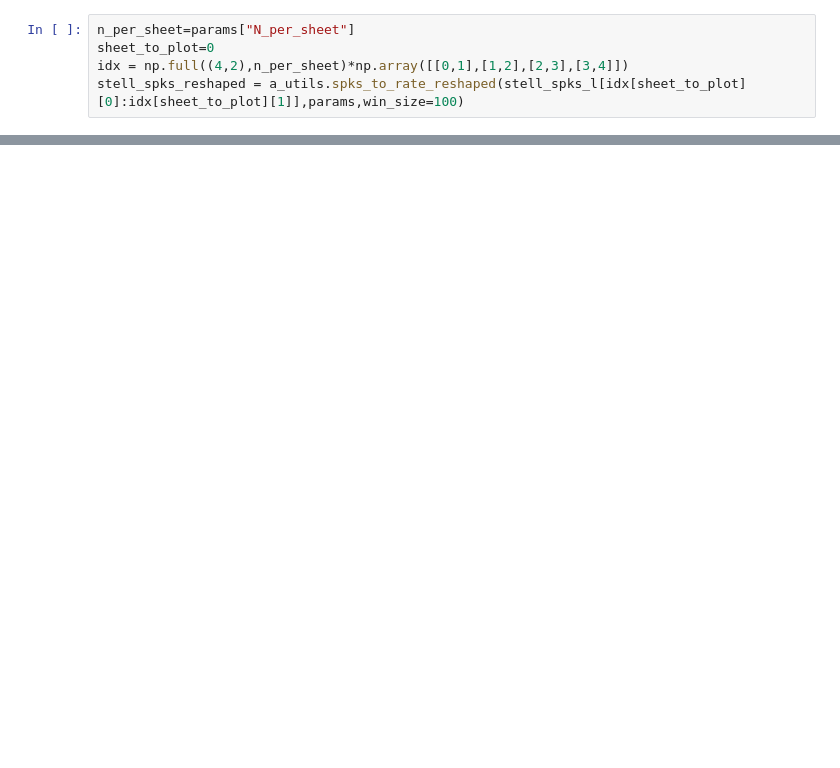
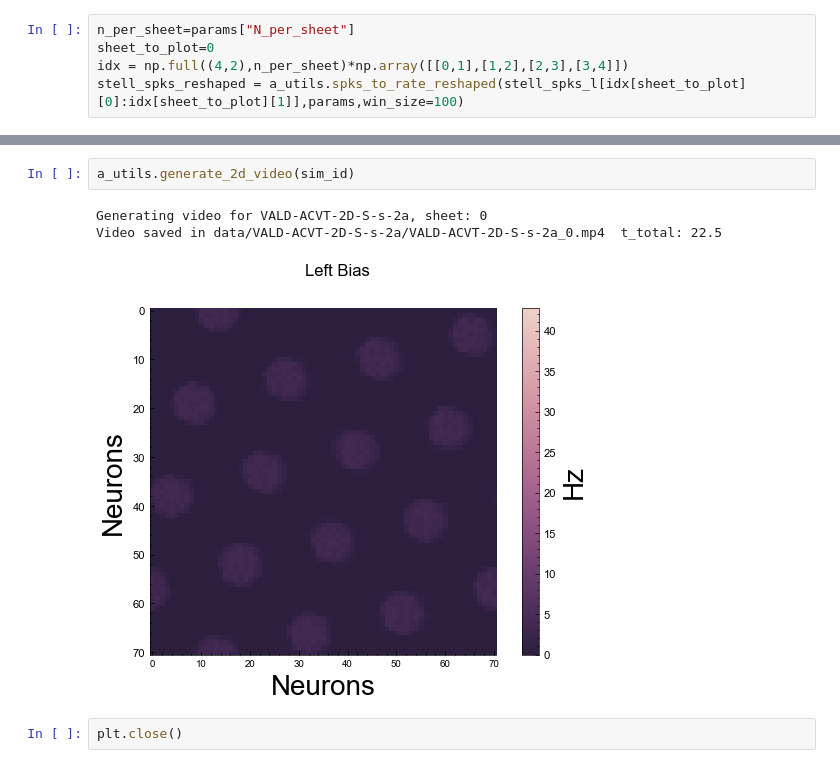
Before and after one commit to tiny-infinity/GridCellsCopy, a Jupyter notebook: analysis/notebooks/Fig1/Fig1_C.ipynb, the cells around one changed output, grey strips where cells are left out. Cells and saved outputs as stored; diff of their text form; blank space fills up the shorter version.

```diff
--- a/analysis/notebooks/Fig1/Fig1_C.ipynb
+++ b/analysis/notebooks/Fig1/Fig1_C.ipynb
@@ -114,0 +51,8 @@ Gridness Score: 0.87 | Grid Scale: 19.24 | Grid Field Size: 10.5
+# %%
+a_utils.generate_2d_video(sim_id)
+# %% [output]
+Generating video for VALD-ACVT-2D-S-s-2a, sheet: 0
+Video saved in data/VALD-ACVT-2D-S-s-2a/VALD-ACVT-2D-S-s-2a_0.mp4  t_total: 22.5
+[figure, added]
+# %%
+plt.close()
```
Also changed, not shown: parts of 5 cells of this notebook, 4 other files.
